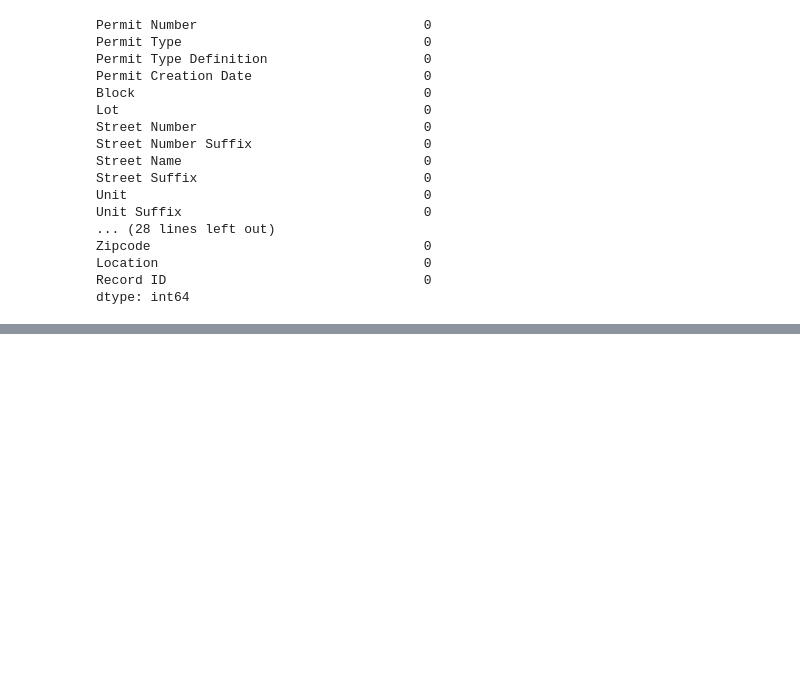
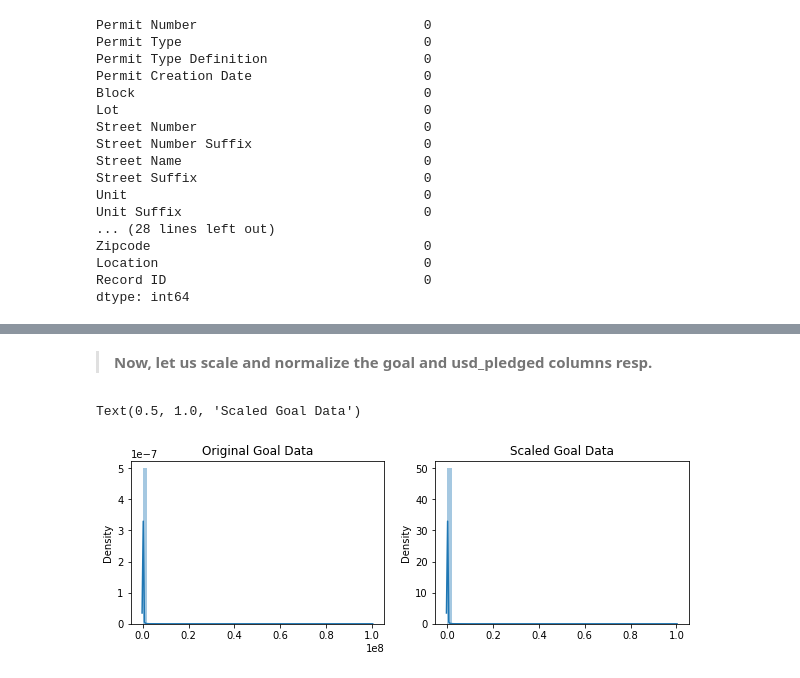
Before and after one commit to Sojiknight/PyDatSciStuds, a Jupyter notebook: Data Cleaning on Kaggle.ipynb, the cells around one changed output, grey strips where cells are left out. Cells and saved outputs as stored; diff of their text form; code cells hidden in the pictures; blank space fills up the shorter version.

```diff
--- a/Data Cleaning on Kaggle.ipynb
+++ b/Data Cleaning on Kaggle.ipynb
@@ -324,0 +470,18 @@ dtype: int64
+# %% [markdown]
+> **Now, let us scale and normalize the goal and usd_pledged columns resp.**
+# %%
+#Select the goal column and transform to a dataframe
+original_goal_data = pd.DataFrame(kickstarters_2017.goal)
+
+#Scale the data
+scaled_goal_data = minmax_scaling(original_goal_data, columns=['goal'])
+# %%
+#Let us visualize
+fig, ax = plt.subplots(1,2,figsize=(10,3))
+sns.distplot(original_goal_data, ax=ax[0])
+ax[0].set_title('Original Goal Data')
+sns.distplot(scaled_goal_data, ax=ax[1])
+ax[1].set_title('Scaled Goal Data')
+# %% [output]
+Text(0.5, 1.0, 'Scaled Goal Data')
+[figure, added]
```
Also changed, not shown: parts of 22 cells of this notebook.
